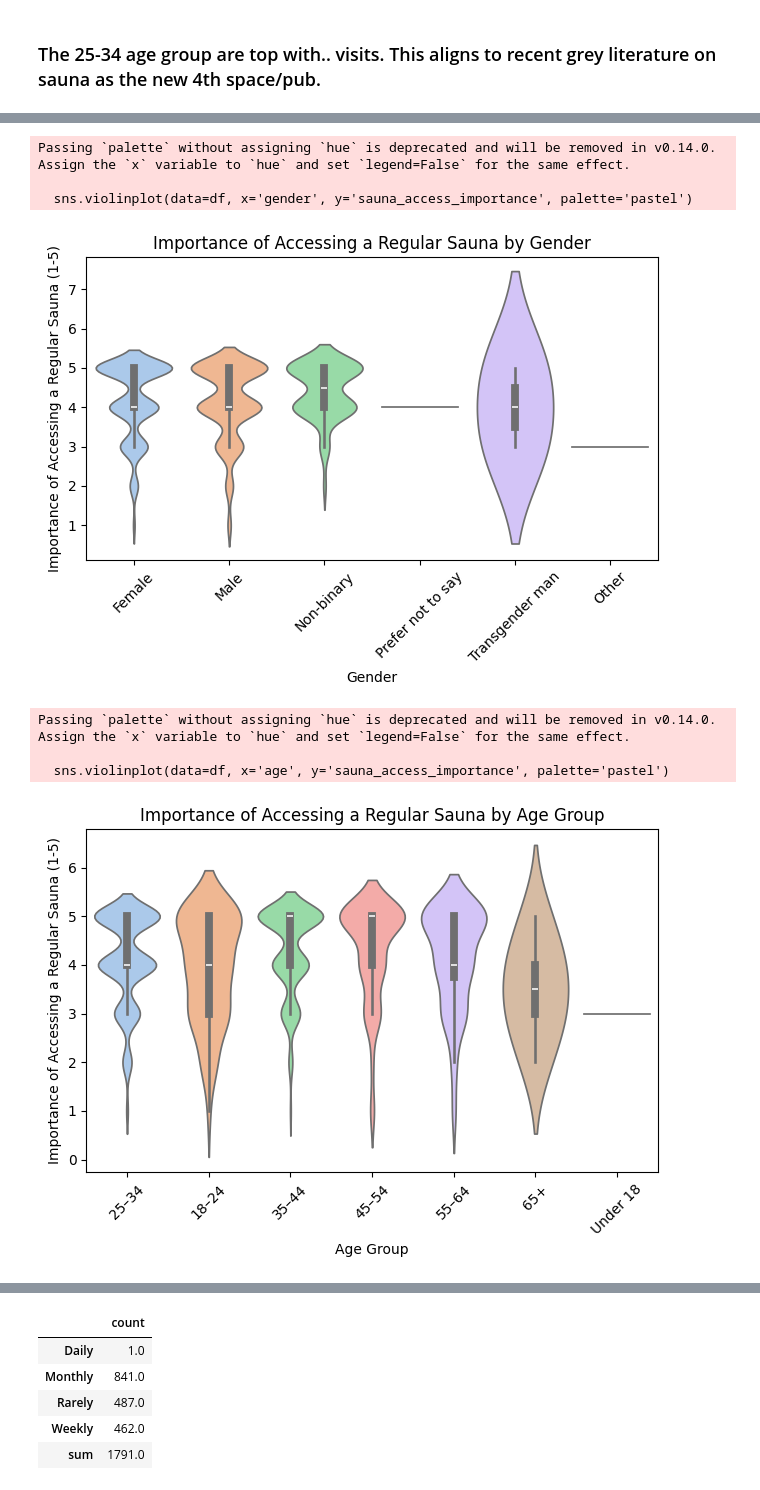
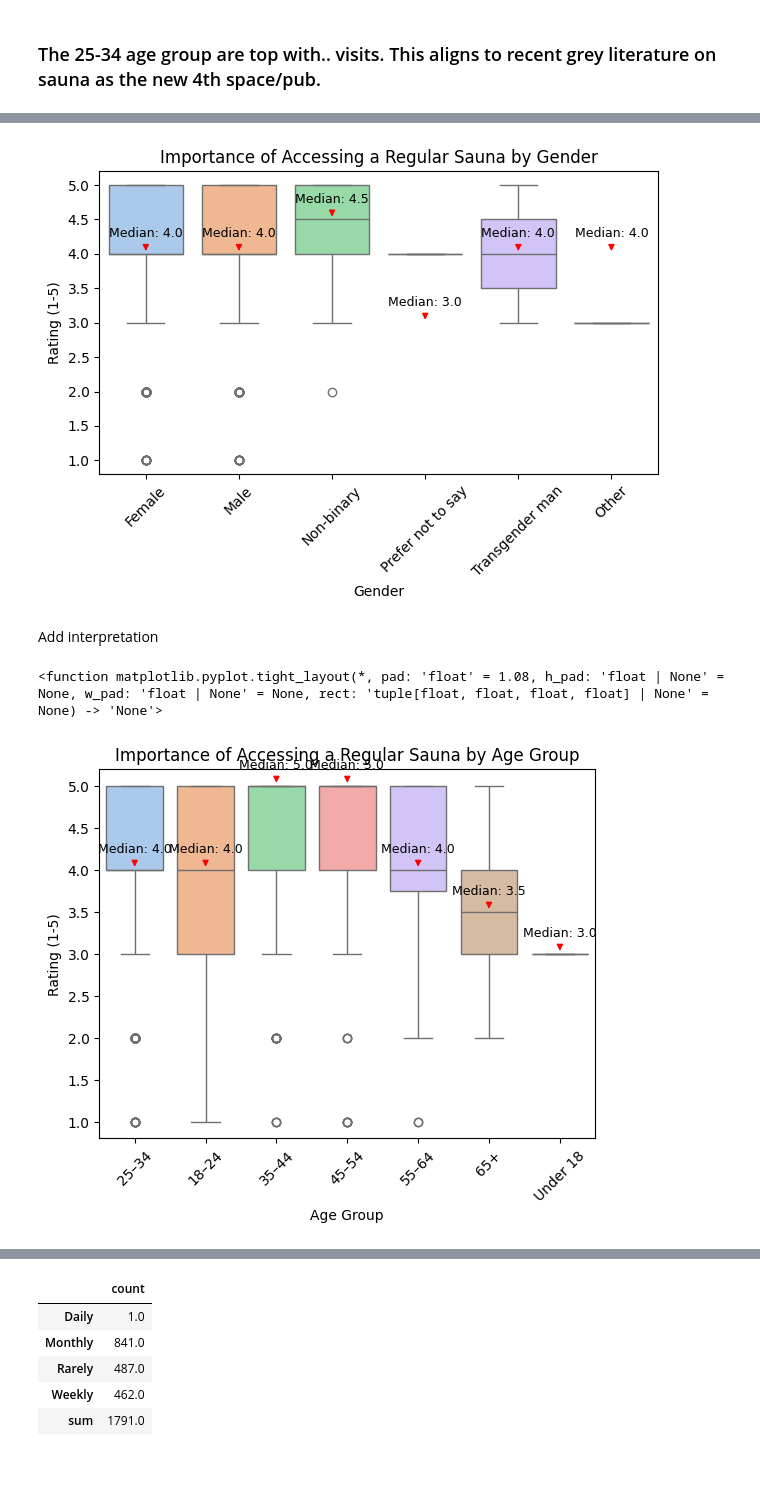
Before and after one commit to RachaelJadeMcGrath/Capstone, a Jupyter notebook: capstone_analysis.ipynb, the cells around one changed output, grey strips where cells are left out. Saved outputs shown, nothing was run; the diff lists cells and outputs as text; code cells hidden in the pictures.

```diff
--- a/capstone_analysis.ipynb
+++ b/capstone_analysis.ipynb
@@ -280,9 +280,8 @@ rename_ethnicity = {
 
 }
 # %%
-# Applying the mapping to the ethnicity column
-df['ethnicity'] = df['ethnicity'].replace(rename_ethnicity)
-# Checking the cleaned ethnicity column
+# Defining a function for the remapping to the ethnicity column
+
 def remap_ethnicity(df, mapping):
     """
     Remap the 'ethnicity' column in the given DataFrame using the provided mapping dictionary.
@@ -586,28 +650,47 @@ AttributeError: module 'seaborn' has no attribute 'boxpplot'
 # %%
 # A boxplot for visualising the distribution of importance of accessing a regular sauna by gender.
-sns.violinplot(data=df, x='gender', y='sauna_access_importance', palette='pastel')
+sns.boxplot(data=df, x='gender', y='sauna_access_importance', palette='pastel')
 plt.title('Importance of Accessing a Regular Sauna by Gender')
 plt.xlabel('Gender')
-plt.ylabel('Importance of Accessing a Regular Sauna (1-5)')
-# plt.ylim(1 == 'bad', 5 == 'good')
+plt.ylabel('Rating (1-5)')
 plt.xticks(rotation=45)
 plt.tight_layout()
+# Annotate the median line for each gender (optional)
+medians = df.groupby('gender')['sauna_access_importance'].median()
+ax = plt.gca()
+for i, gender in enumerate(medians.index):
+    median_val = medians[gender]
+    ax.annotate(f"Median: {median_val:.1f}",
+                xy=(i, median_val),
+                xytext=(0, 10),
+                textcoords='offset points',
+                ha='center', va='bottom', fontsize=9, color='black',
+                fontweight='normal',
+                arrowprops=dict(arrowstyle='-|>', color='red', lw=1))
 # %% [output]
-Passing `palette` without assigning `hue` is deprecated and will be removed in v0.14.0. Assign the `x` variable to `hue` and set `legend=False` for the same effect.
-
-  sns.violinplot(data=df, x='gender', y='sauna_access_importance', palette='pastel')
-[figure, old version]
+[figure, new version]
+# %% [markdown]
+Add interpretation
 # %%
 # A boxplot for visualising the distribution of importance of accessing a regular sauna by age group.
-sns.violinplot(data=df, x='age', y='sauna_access_importance', palette='pastel')
+sns.boxplot(data=df, x='age', y='sauna_access_importance', palette='pastel')
 plt.title('Importance of Accessing a Regular Sauna by Age Group')
 plt.xlabel('Age Group')
-plt.ylabel('Importance of Accessing a Regular Sauna (1-5)')
-# plt.ylim(1 == 'bad', 5 == 'good')
+plt.ylabel('Rating (1-5)')
 plt.xticks(rotation=45)
-plt.tight_layout()
+# Annotate the median line for each age group (optional)
+medians = df.groupby('age')['sauna_access_importance'].median()
+ax = plt.gca()
+for i, gender in enumerate(medians.index):
+    median_val = medians[gender]
+    ax.annotate(f"Median: {median_val:.1f}",
+                xy=(i, median_val),
+                xytext=(0, 10),
+                textcoords='offset points',
+                ha='center', va='bottom', fontsize=9, color='black',
+                fontweight='normal',
+                arrowprops=dict(arrowstyle='-|>', color='red', lw=1))
+plt.tight_layout
 # %% [output]
-Passing `palette` without assigning `hue` is deprecated and will be removed in v0.14.0. Assign the `x` variable to `hue` and set `legend=False` for the same effect.
-
-  sns.violinplot(data=df, x='age', y='sauna_access_importance', palette='pastel')
+<function matplotlib.pyplot.tight_layout(*, pad: 'float' = 1.08, h_pad: 'float | None' = None, w_pad: 'float | None' = None, rect: 'tuple[float, float, float, float] | None' = None) -> 'None'>
-[figure, old version]
+[figure, new version]
```
Also changed, not shown: parts of 58 cells of this notebook, 6 other files.
